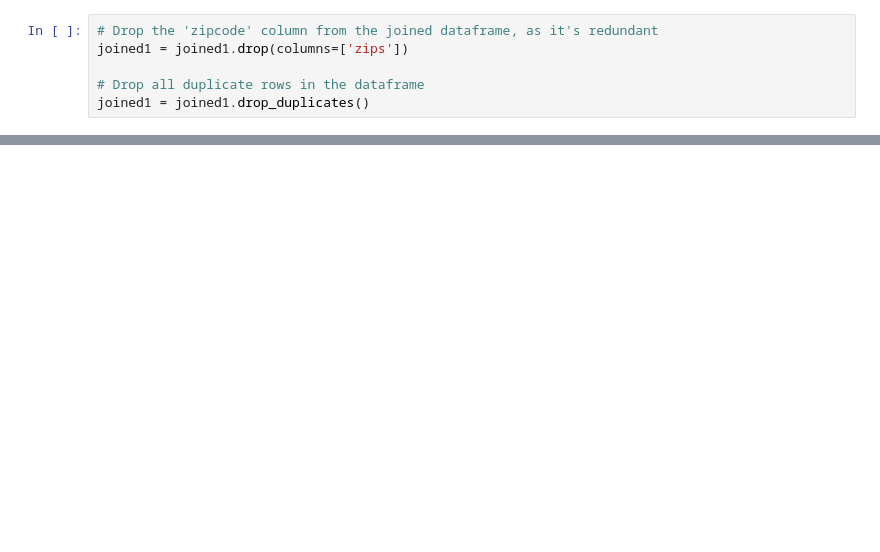
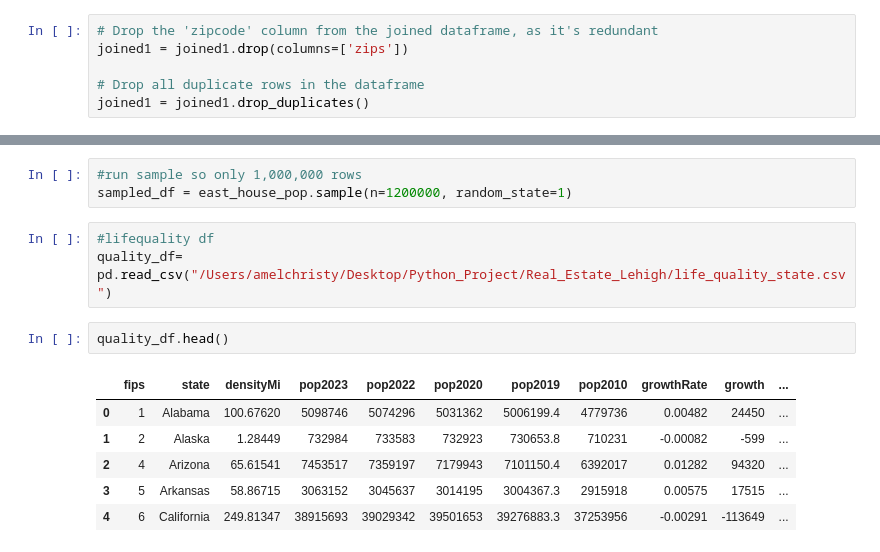
Before and after one commit to Amelchristy/Real_Estate_Lehigh, a Jupyter notebook: explaratory.ipynb, the cells around one changed output, grey strips where cells are left out. Saved outputs shown, nothing was run; the diff lists cells and outputs as text; blank space fills up the shorter version.

```diff
--- a/explaratory.ipynb
+++ b/explaratory.ipynb
@@ -219,0 +293,15 @@ print(colnames)
+# %%
+#run sample so only 1,000,000 rows
+sampled_df = east_house_pop.sample(n=1200000, random_state=1)
+# %%
+#lifequality df
+quality_df= pd.read_csv("/Users/amelchristy/Desktop/Python_Project/Real_Estate_Lehigh/life_quality_state.csv")
+# %%
+quality_df.head()
+# %% [output]
+|  | fips | state | densityMi | pop2023 | pop2022 | pop2020 | pop2019 | pop2010 | growthRate | growth | ... |
+| 0 | 1 | Alabama | 100.67620 | 5098746 | 5074296 | 5031362 | 5006199.4 | 4779736 | 0.00482 | 24450 | ... |
+| 1 | 2 | Alaska | 1.28449 | 732984 | 733583 | 732923 | 730653.8 | 710231 | -0.00082 | -599 | ... |
+| 2 | 4 | Arizona | 65.61541 | 7453517 | 7359197 | 7179943 | 7101150.4 | 6392017 | 0.01282 | 94320 | ... |
+| 3 | 5 | Arkansas | 58.86715 | 3063152 | 3045637 | 3014195 | 3004367.3 | 2915918 | 0.00575 | 17515 | ... |
+| 4 | 6 | California | 249.81347 | 38915693 | 39029342 | 39501653 | 39276883.3 | 37253956 | -0.00291 | -113649 | ... |
```
Also changed, not shown: parts of 25 cells of this notebook.
